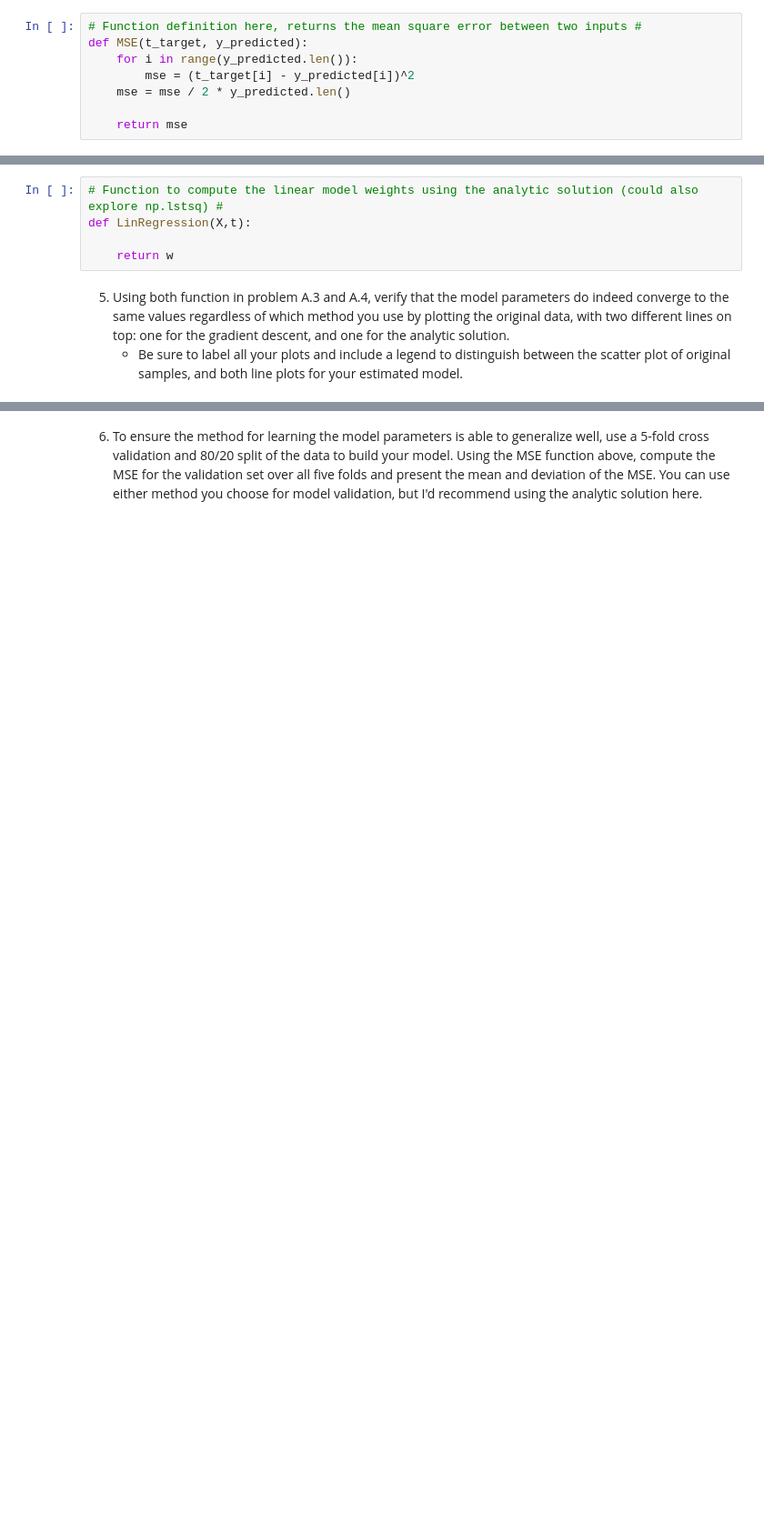
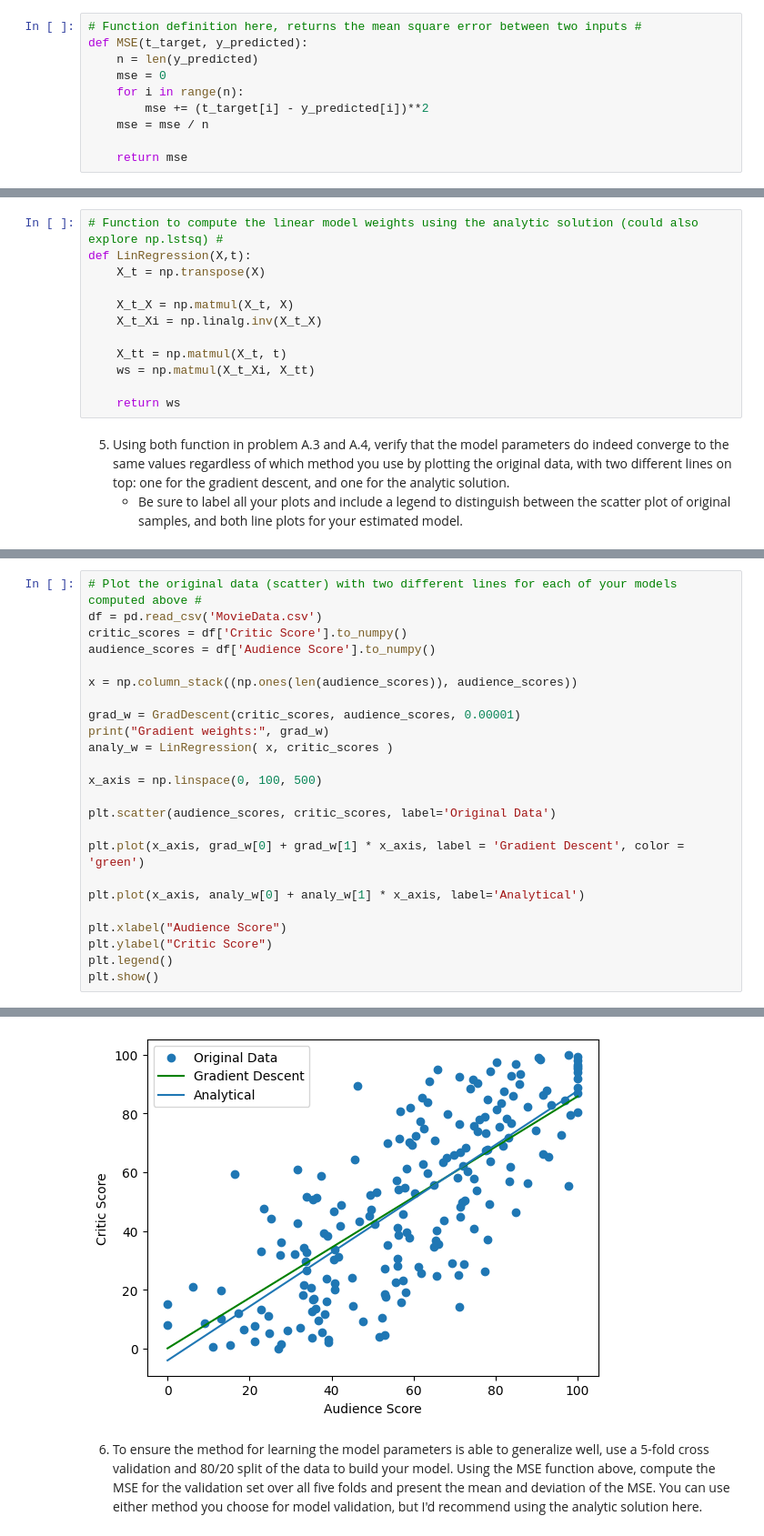
Before and after one commit to dyl80/Project1, a Jupyter notebook: Project1_S2026.ipynb, the cells around one changed output, grey strips where cells are left out. Shown at 91% size. Cells and saved outputs as stored; diff of their text form; blank space fills up the shorter version.

```diff
--- a/Project1_S2026.ipynb
+++ b/Project1_S2026.ipynb
@@ -34,9 +34,11 @@ plt.show()
 # %%
 # Function definition here, returns the mean square error between two inputs #
 def MSE(t_target, y_predicted):
-    for i in range(y_predicted.len()):
-        mse = (t_target[i] - y_predicted[i])^2
-    mse = mse / 2 * y_predicted.len()
+    n = len(y_predicted)
+    mse = 0
+    for i in range(n):
+        mse += (t_target[i] - y_predicted[i])**2
+    mse = mse / n
 
     return mse
 # %% [markdown]
@@ -75,8 +87,15 @@ where $X$ and $\textbf{t}$ are constructed as shown in class.  Write a function
 # %%
 # Function to compute the linear model weights using the analytic solution (could also explore np.lstsq) #
 def LinRegression(X,t):
+    X_t = np.transpose(X)
 
-    return w
+    X_t_X = np.matmul(X_t, X)
+    X_t_Xi = np.linalg.inv(X_t_X)
+
+    X_tt = np.matmul(X_t, t)
+    ws = np.matmul(X_t_Xi, X_tt)
+
+    return ws
 # %% [markdown]
 5. Using both function in problem A.3 and A.4, verify that the model parameters do indeed converge to the same values regardless of which method you use by plotting the original data, with two different lines on top: one for the gradient descent, and one for the analytic solution.
     - Be sure to label all your plots and include a legend to distinguish between the scatter plot of original samples, and both line plots for your estimated model.
@@ -84,0 +102,25 @@ def LinRegression(X,t):
+# %%
+# Plot the original data (scatter) with two different lines for each of your models computed above #
+df = pd.read_csv('MovieData.csv')
+critic_scores = df['Critic Score'].to_numpy()
+audience_scores = df['Audience Score'].to_numpy()
+
+x = np.column_stack((np.ones(len(audience_scores)), audience_scores))
+
+grad_w = GradDescent(critic_scores, audience_scores, 0.00001)
+print("Gradient weights:", grad_w)
+analy_w = LinRegression( x, critic_scores )
+
+x_axis = np.linspace(0, 100, 500)
+
+plt.scatter(audience_scores, critic_scores, label='Original Data')
+
+plt.plot(x_axis, grad_w[0] + grad_w[1] * x_axis, label = 'Gradient Descent', color = 'green')
+
+plt.plot(x_axis, analy_w[0] + analy_w[1] * x_axis, label='Analytical')
+
+plt.xlabel("Audience Score")
+plt.ylabel("Critic Score")
+plt.legend()
+plt.show()
+# %% [output]
@@ -85,2 +128,3 @@ def LinRegression(X,t):
+[figure, added]
 # %% [markdown]
 6. To ensure the method for learning the model parameters is able to generalize well, use a 5-fold cross validation and 80/20 split of the data to build your model.  Using the MSE function above, compute the MSE for the validation set over all five folds and present the mean and deviation of the MSE.  You can use either method you choose for model validation, but I'd recommend using the analytic solution here.
```
Also changed, not shown: parts of 7 cells of this notebook.
